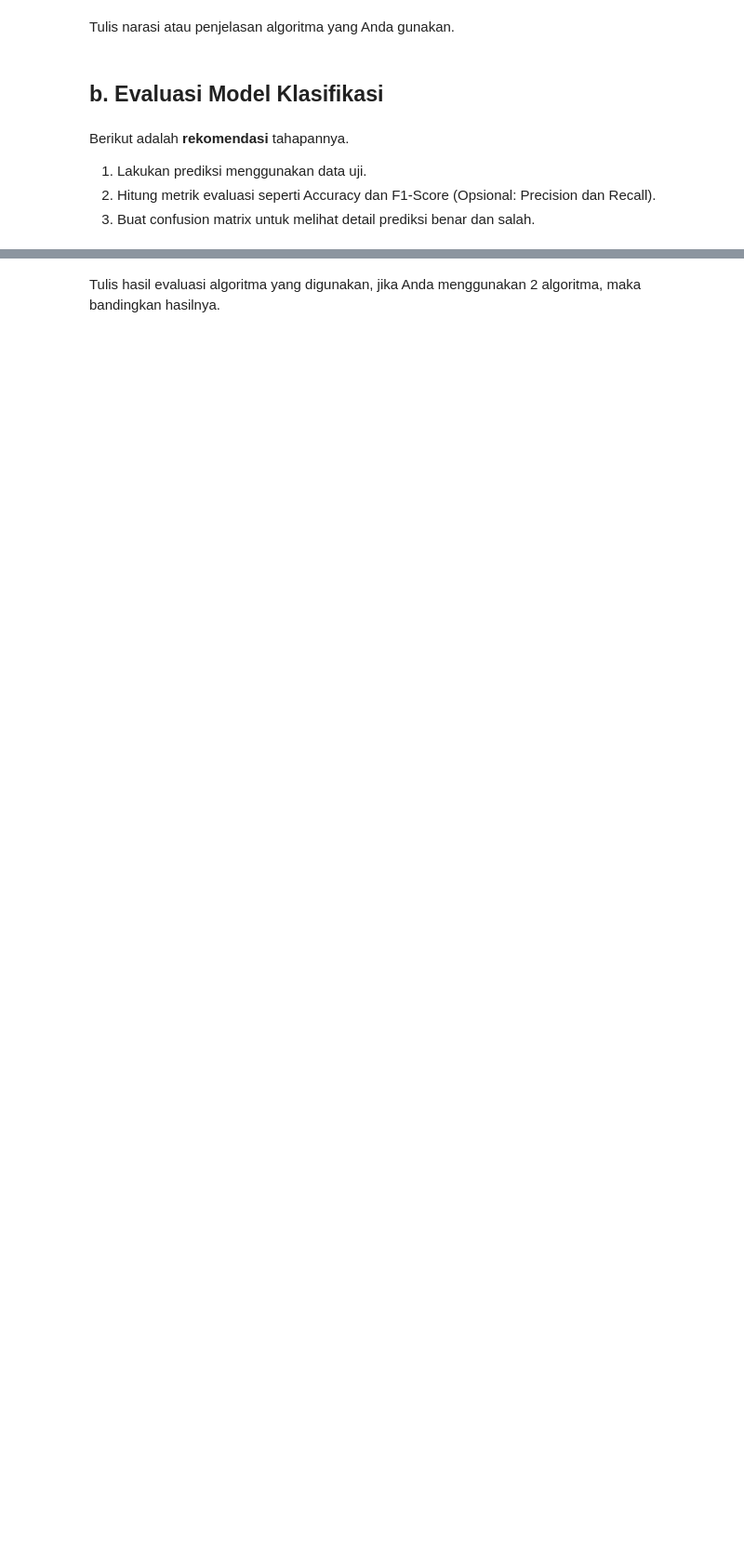
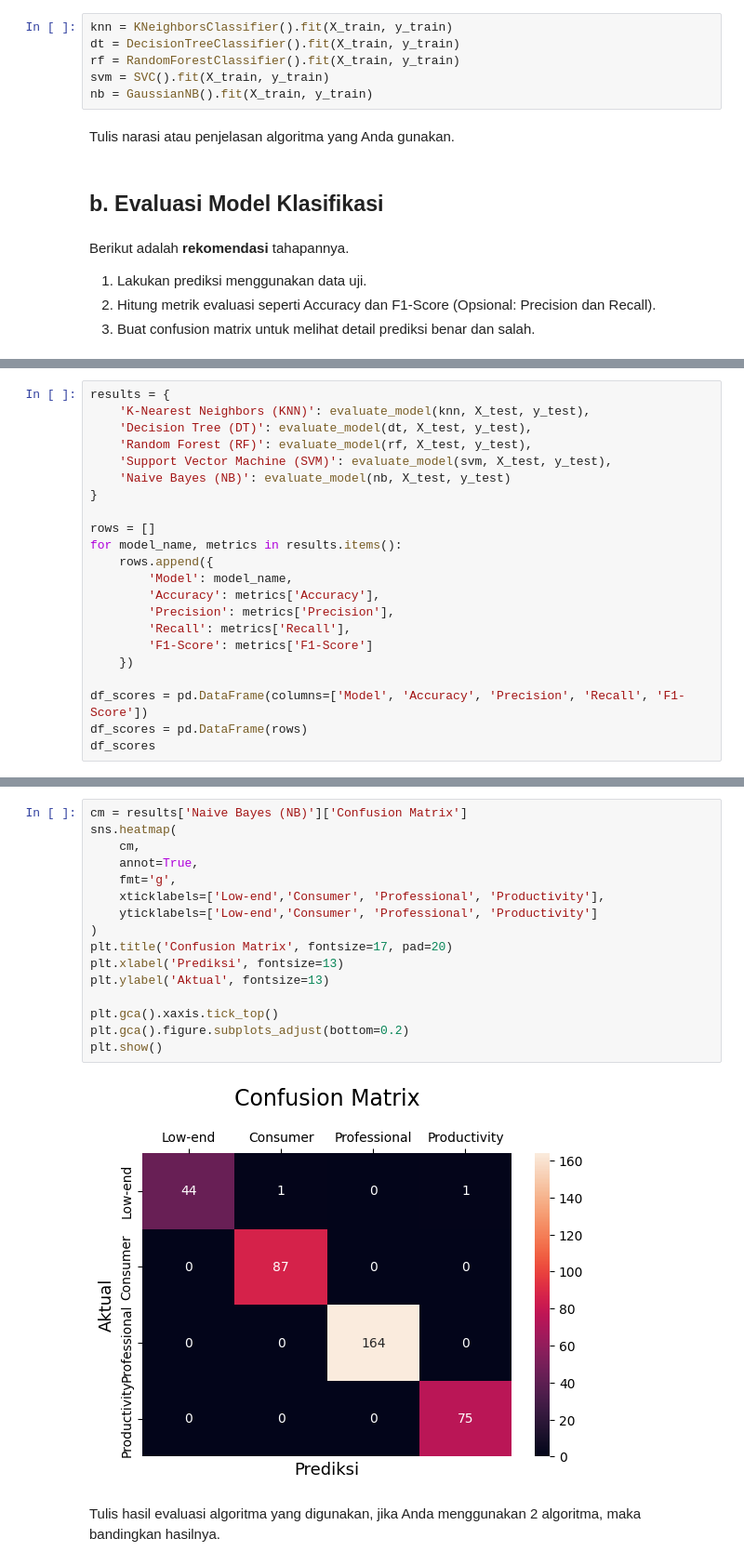
Before and after one commit to nfach98/LaptopClustering, a Jupyter notebook: [Klasifikasi] Submission Akhir BMLP_Nino Fachrurozy.ipynb, the cells around one changed output, grey strips where cells are left out. Shown at 93% size. Saved outputs shown, nothing was run; the diff lists cells and outputs as text; blank space fills up the shorter version.

```diff
--- a/[Klasifikasi] Submission Akhir BMLP_Nino Fachrurozy.ipynb
+++ b/[Klasifikasi] Submission Akhir BMLP_Nino Fachrurozy.ipynb
@@ -31,3 +58,9 @@ Berikut adalah rekomendasi tahapannya.
+# %%
+knn = KNeighborsClassifier().fit(X_train, y_train)
+dt = DecisionTreeClassifier().fit(X_train, y_train)
+rf = RandomForestClassifier().fit(X_train, y_train)
+svm = SVC().fit(X_train, y_train)
+nb = GaussianNB().fit(X_train, y_train)
 # %% [markdown]
 Tulis narasi atau penjelasan algoritma yang Anda gunakan.
 # %% [markdown]
@@ -41,0 +89,22 @@ Berikut adalah **rekomendasi** tahapannya.
+# %%
+results = {
+    'K-Nearest Neighbors (KNN)': evaluate_model(knn, X_test, y_test),
+    'Decision Tree (DT)': evaluate_model(dt, X_test, y_test),
+    'Random Forest (RF)': evaluate_model(rf, X_test, y_test),
+    'Support Vector Machine (SVM)': evaluate_model(svm, X_test, y_test),
+    'Naive Bayes (NB)': evaluate_model(nb, X_test, y_test)
+}
+
+rows = []
+for model_name, metrics in results.items():
+    rows.append({
+        'Model': model_name,
+        'Accuracy': metrics['Accuracy'],
+        'Precision': metrics['Precision'],
+        'Recall': metrics['Recall'],
+        'F1-Score': metrics['F1-Score']
+    })
+
+df_scores = pd.DataFrame(columns=['Model', 'Accuracy', 'Precision', 'Recall', 'F1-Score'])
+df_scores = pd.DataFrame(rows)
+df_scores
@@ -42,2 +118,20 @@ Berikut adalah **rekomendasi** tahapannya.
+# %%
+cm = results['Naive Bayes (NB)']['Confusion Matrix']
+sns.heatmap(
+    cm,
+    annot=True,
+    fmt='g',
+    xticklabels=['Low-end','Consumer', 'Professional', 'Productivity'],
+    yticklabels=['Low-end','Consumer', 'Professional', 'Productivity']
+)
+plt.title('Confusion Matrix', fontsize=17, pad=20)
+plt.xlabel('Prediksi', fontsize=13)
+plt.ylabel('Aktual', fontsize=13)
+
+plt.gca().xaxis.tick_top()
+plt.gca().figure.subplots_adjust(bottom=0.2)
+plt.show()
+# %% [output]
+[figure, added]
 # %% [markdown]
 Tulis hasil evaluasi algoritma yang digunakan, jika Anda menggunakan 2 algoritma, maka bandingkan hasilnya.
```
Also changed, not shown: parts of 12 cells of this notebook, 2 other files.
